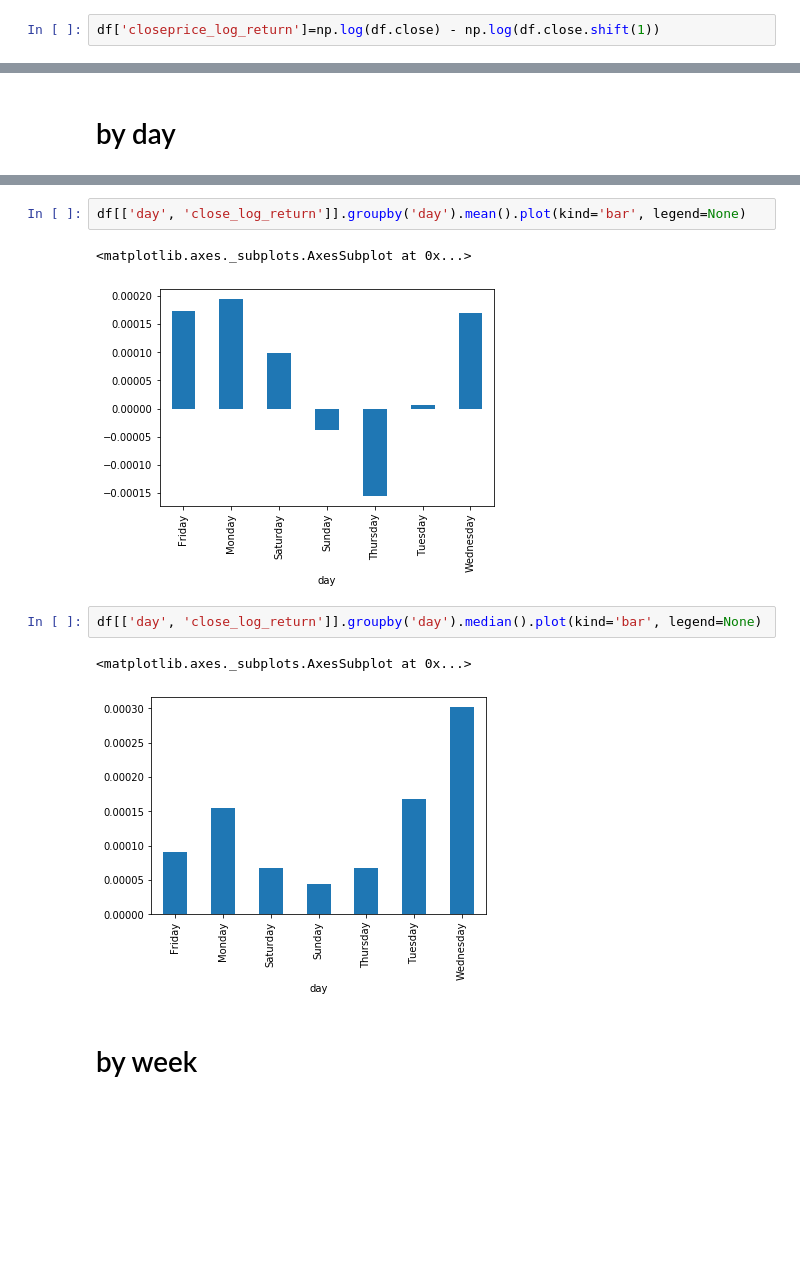
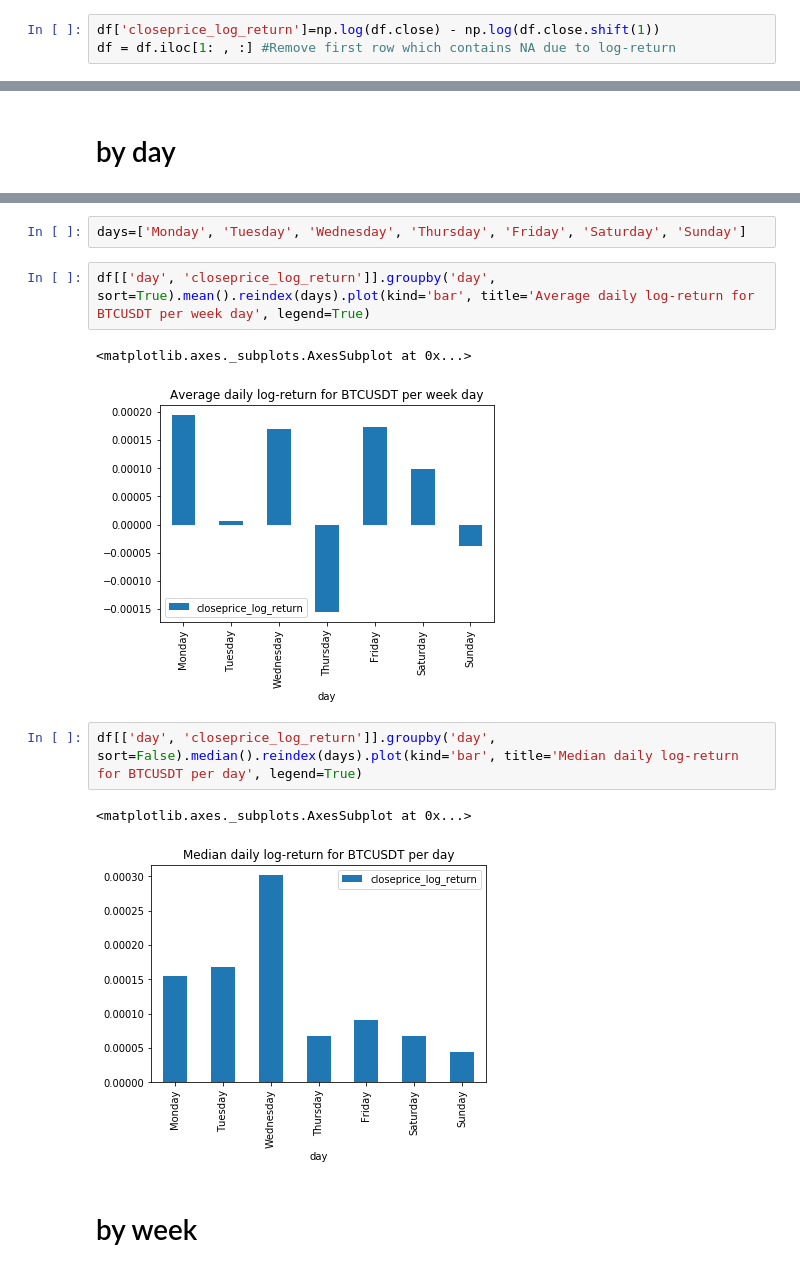
Before and after one commit to zachHFT/Optimal-Cryptocurrency-Trading-Strategies, a Jupyter notebook: eda.ipynb, the cells around one changed output, grey strips where cells are left out. Cells and saved outputs as stored; diff of their text form; blank space fills up the shorter version.

Commit message:
reordered log-return histograms by day, month, week

```diff
--- a/eda.ipynb
+++ b/eda.ipynb
@@ -61,3 +43,4 @@ df = df.drop(columns=['Unnamed: 0'], axis=0)
 Adding log-return
 # %%
 df['closeprice_log_return']=np.log(df.close) - np.log(df.close.shift(1))
+df = df.iloc[1: , :] #Remove first row which contains NA due to log-return
@@ -96,13 +91,15 @@ df['month'] = df['datetime'].dt.month_name()
+# %%
+days=['Monday', 'Tuesday', 'Wednesday', 'Thursday', 'Friday', 'Saturday', 'Sunday']
 # %%
-df[['day', 'close_log_return']].groupby('day').mean().plot(kind='bar', legend=None)
+df[['day', 'closeprice_log_return']].groupby('day', sort=True).mean().reindex(days).plot(kind='bar', title='Average daily log-return for BTCUSDT per week day', legend=True)
 # %% [output]
 <matplotlib.axes._subplots.AxesSubplot at 0x...>
-[figure, old version]
+[figure, new version]
 # %%
-df[['day', 'close_log_return']].groupby('day').median().plot(kind='bar', legend=None)
+df[['day', 'closeprice_log_return']].groupby('day', sort=False).median().reindex(days).plot(kind='bar', title='Median daily log-return for BTCUSDT per day', legend=True)
 # %% [output]
 <matplotlib.axes._subplots.AxesSubplot at 0x...>
-[figure, old version]
+[figure, new version]
 # %% [markdown]
 # by week
 # %%
```
Also changed, not shown: parts of 21 cells of this notebook.
